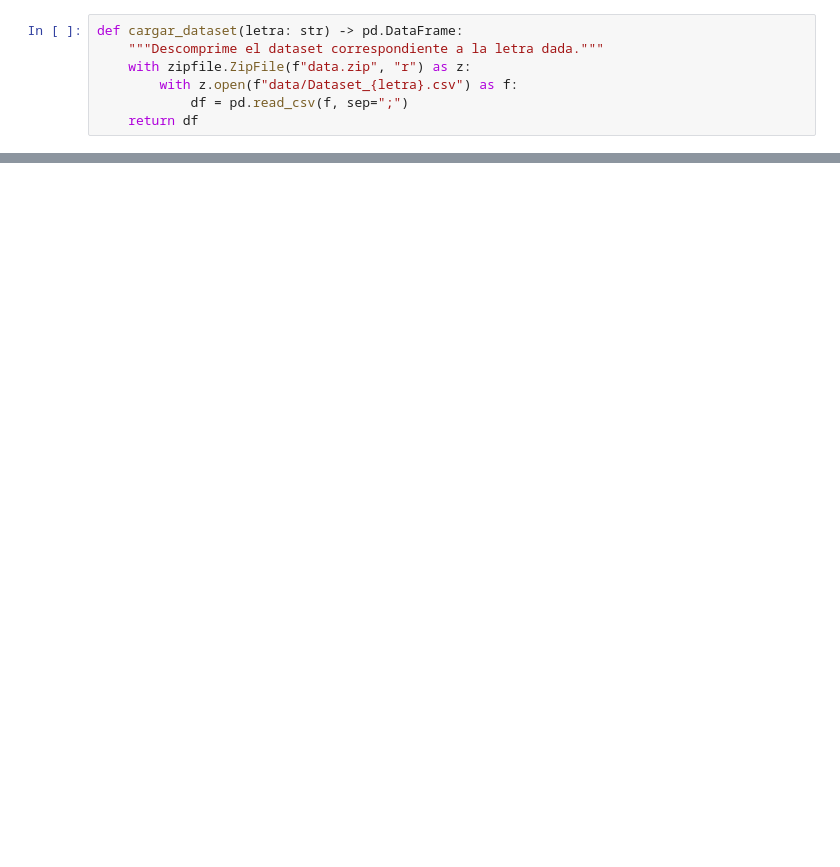
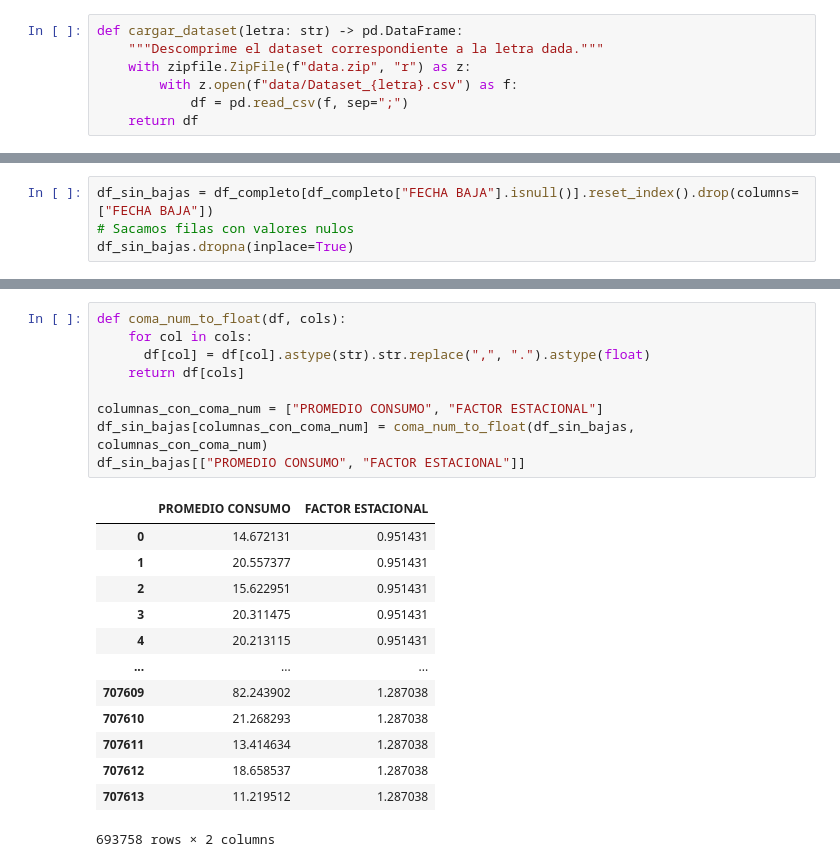
Before and after one commit to SantiagoEzequielDrelewicz/TP-LMC, a Jupyter notebook: main.ipynb, the cells around one changed output, grey strips where cells are left out. Cells and saved outputs as stored; diff of their text form; blank space fills up the shorter version.

```diff
--- a/main.ipynb
+++ b/main.ipynb
@@ -52,0 +308,4 @@ df_A
+# %%
+df_sin_bajas = df_completo[df_completo["FECHA BAJA"].isnull()].reset_index().drop(columns=["FECHA BAJA"])
+# Sacamos filas con valores nulos
+df_sin_bajas.dropna(inplace=True)
@@ -52,0 +317,23 @@ df_A
+# %%
+def coma_num_to_float(df, cols):
+    for col in cols:
+      df[col] = df[col].astype(str).str.replace(",", ".").astype(float)
+    return df[cols]
+
+columnas_con_coma_num = ["PROMEDIO CONSUMO", "FACTOR ESTACIONAL"]
+df_sin_bajas[columnas_con_coma_num] = coma_num_to_float(df_sin_bajas, columnas_con_coma_num)
+df_sin_bajas[["PROMEDIO CONSUMO", "FACTOR ESTACIONAL"]]
+# %% [output]
+|  | PROMEDIO CONSUMO | FACTOR ESTACIONAL |
+| 0 | 14.672131 | 0.951431 |
+| 1 | 20.557377 | 0.951431 |
+| 2 | 15.622951 | 0.951431 |
+| 3 | 20.311475 | 0.951431 |
+| 4 | 20.213115 | 0.951431 |
+| ... | ... | ... |
+| 707609 | 82.243902 | 1.287038 |
+| 707610 | 21.268293 | 1.287038 |
+| 707611 | 13.414634 | 1.287038 |
+| 707612 | 18.658537 | 1.287038 |
+| 707613 | 11.219512 | 1.287038 |
+693758 rows × 2 columns
```
Also changed, not shown: parts of 30 cells of this notebook.
